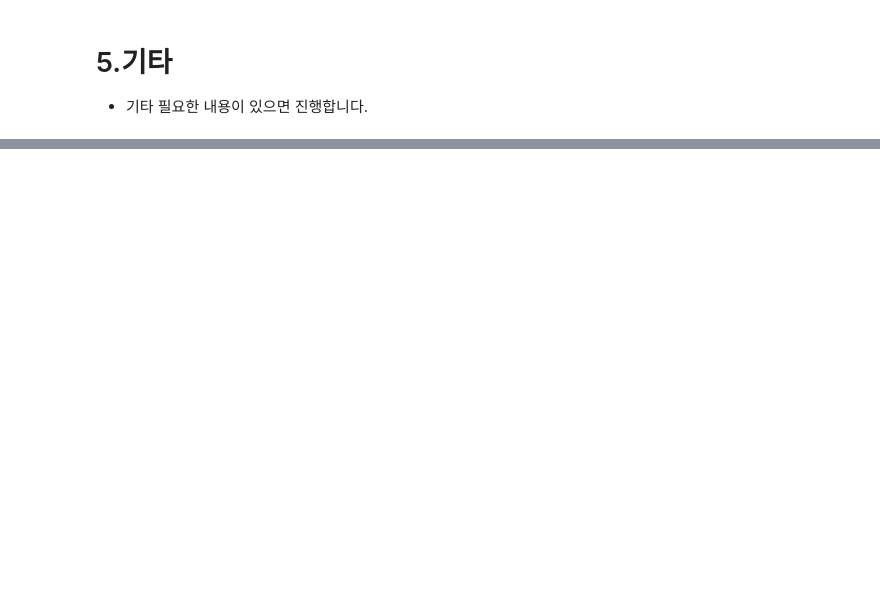
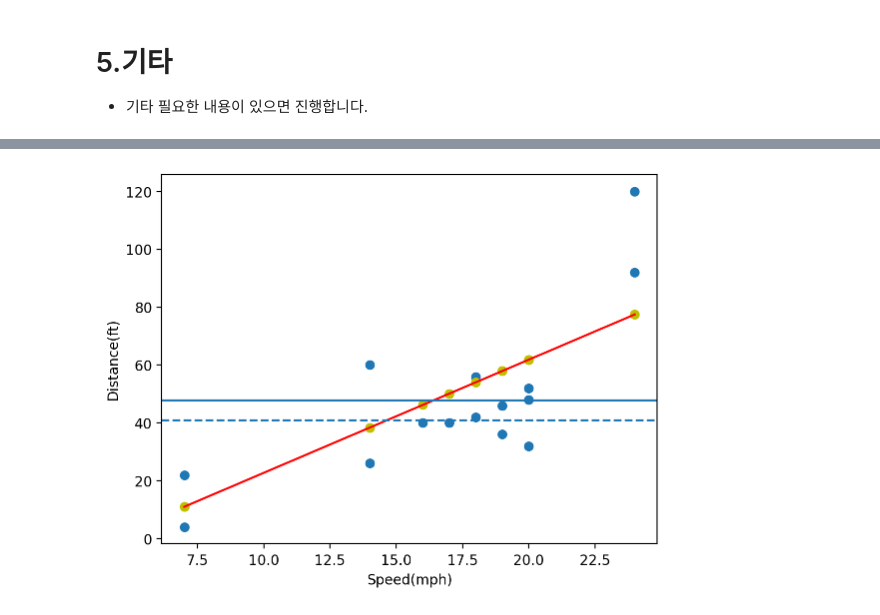
Before and after one commit to hon3538/KT_AIVLE, a Jupyter notebook: 머신러닝/배우기/ML03_01_선형회귀(Cars).ipynb, the cells around one changed output, grey strips where cells are left out. Saved outputs shown, nothing was run; the diff lists cells and outputs as text; code cells hidden in the pictures; blank space fills up the shorter version.

```diff
--- a/머신러닝/배우기/ML03_01_선형회귀(Cars).ipynb
+++ b/머신러닝/배우기/ML03_01_선형회귀(Cars).ipynb
@@ -89,4 +146,6 @@ x_train, x_test, y_train, y_test = train_test_split(x, y, test_size=0.3, random_
 # %%
 # 2단계: 선언하기
+model = LinearRegression()
 # %%
 # 3단계: 학습하기
+model.fit(x_train, y_train)
@@ -93,2 +154,3 @@ x_train, x_test, y_train, y_test = train_test_split(x, y, test_size=0.3, random_
 # %%
 # 4단계: 예측하기
+y_pred = model.predict(x_test)
@@ -104,0 +187,9 @@ x_train, x_test, y_train, y_test = train_test_split(x, y, test_size=0.3, random_
+# %%
+# 회귀식 만들기
+# y = ax + b
+a = model.coef_
+b = model.intercept_
+
+bins = 10
+speed = np.linspace(x_test.min(),x_test.max(), bins)
+dist = a*speed + b
@@ -105,3 +216,16 @@ x_train, x_test, y_train, y_test = train_test_split(x, y, test_size=0.3, random_
+# %%
+plt.scatter(x_test, y_test) # 평가데이터
+# plt.scatter(x_train, y_train) # 학습데이터
+plt.scatter(x_test, y_pred, color='y') # 예측데이터, 회귀선 위에 찍힌다.
+plt.plot(speed, dist, color ='r') # 학습데이터에 대한 최선의 회귀선이다. 평가데이터 ㄴㄴ
+plt.axhline(y_test.mean()) # r2 score는 평가데이터의 평균을 기준으로 계산되기에 y_test 평균으로 긋는다
+plt.axhline(y_train.mean(), linestyle='--') # 하지만, 훈련데이터 평균도 의미가있다.
+
+plt.xlabel('Speed(mph)')
+plt.ylabel('Distance(ft)')
+plt.show()
+# %% [output]
+[figure, added]
 # %%
 # 시각화
 plt.plot(y_test.values, label='Actual')
```
Also changed, not shown: parts of 19 cells of this notebook, 2 other files.
